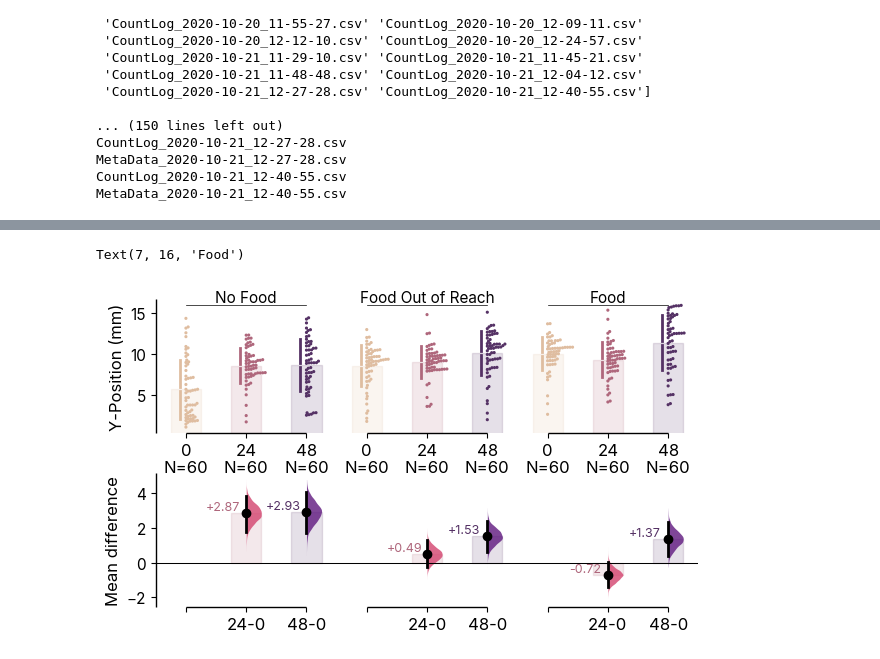
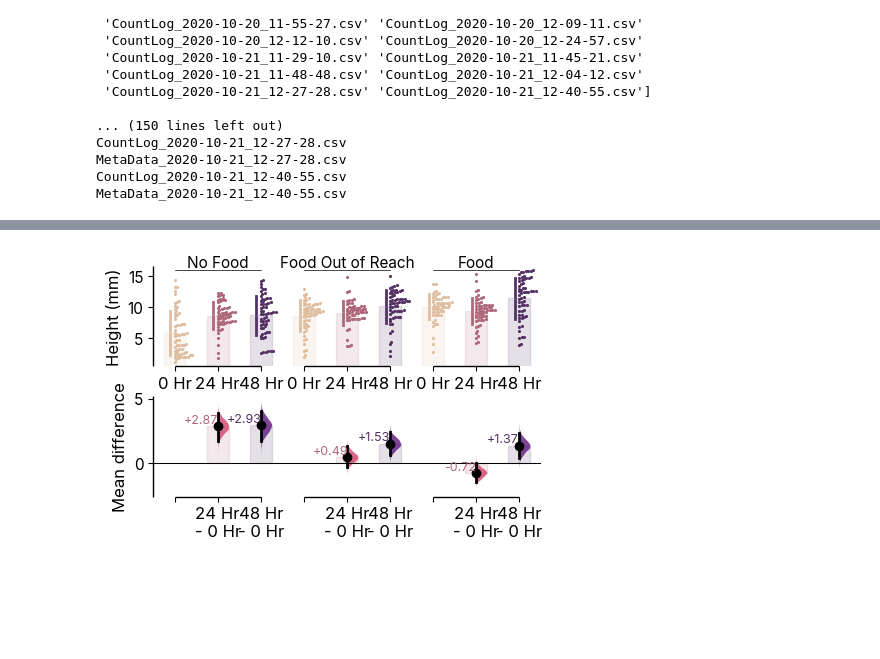
Before and after one commit to sangyu/Holophenotype5HT, a Jupyter notebook: nbs/01_Figures/01s_Setup Supplement.ipynb, the cells around one changed output, grey strips where cells are left out. Saved outputs shown, nothing was run; the diff lists cells and outputs as text; code cells hidden in the pictures; blank space fills up the shorter version.

```diff
--- a/nbs/01_Figures/01s_Setup Supplement.ipynb
+++ b/nbs/01_Figures/01s_Setup Supplement.ipynb
@@ -394,14 +420,14 @@ fspeed = dabest.load(WTLoco10Min.resultsDf, x = 'CombinedGroupBy', y = 'inLeftPo
             idx = ( (xlabelsResults[6], xlabelsResults[7],xlabelsResults[8]), (xlabelsResults[0], xlabelsResults[1],xlabelsResults[2]),(xlabelsResults[3], xlabelsResults[4],xlabelsResults[5]))).mean_diff.plot(custom_palette =CombinedGroupByPalette,
                                                                                            delta_text_kwargs =dt_kwargs, contrast_bars_kwargs= cb_kwargs,
                                                                                            swarm_bars_kwargs= sb_kwargs, raw_marker_size=rm_size,
-                                                                                           es_marker_size= es_size, fig_size = (7, 4))
-fspeed.axes[0].set_xticklabels(['0\nN=60', '24\nN=60', '48\nN=60',
-                          '0\nN=60', '24\nN=60', '48\nN=60',
-                          '0\nN=60', '24\nN=60', '48\nN=60',
+                                                                                           es_marker_size= es_size, fig_size = (5, 3))
+fspeed.axes[0].set_xticklabels(['0 Hr', '24 Hr', '48 Hr',
+                          '0 Hr', '24 Hr', '48 Hr',
+                          '0 Hr', '24 Hr', '48 Hr',
                           ])
-fspeed.axes[1].set_xticklabels(['', '24-0', '48-0',
-                          '', '24-0', '48-0',
-                          '', '24-0', '48-0',
+fspeed.axes[1].set_xticklabels(['', '24 Hr\n- 0 Hr', '48 Hr\n- 0 Hr',
+                          '', '24 Hr\n- 0 Hr', '48 Hr\n- 0 Hr',
+                          '', '24 Hr\n- 0 Hr', '48 Hr\n- 0 Hr',
                           ])
 fspeed.axes[0].set_ylabel('Food Port Occupancy')
 
@@ -411,4 +437,6 @@ fspeed.axes[0].plot([6, 8],[101, 101], 'k', linewidth = .5)
 fspeed.axes[0].text(1,102, 'No Food', ha = 'center', va = 'bottom')
 fspeed.axes[0].text(4,102, 'Food Out of Reach', ha = 'center', va = 'bottom')
 fspeed.axes[0].text(7,102, 'Food', ha = 'center', va = 'bottom')
+fspeed.savefig(figurepath + 'foodport_foodnofood.png', dpi = 300)
+fspeed.savefig(figurepath + 'foodport_foodnofood.svg')
 # %% [output]
@@ -441,30 +473,31 @@ fspeed.axes[0].text(7,102, 'Food', ha = 'center', va = 'bottom')
 # %%
 %run 001_ContrastPlotkwargs.ipynb
 setFont('inter', 11)
 fspeed = dabest.load(WTLoco10Min.resultsDf, x = 'CombinedGroupBy', y = 'yPosition_mm',
             idx = ( (xlabelsResults[6], xlabelsResults[7],xlabelsResults[8]), (xlabelsResults[0], xlabelsResults[1],xlabelsResults[2]),(xlabelsResults[3], xlabelsResults[4],xlabelsResults[5]))).mean_diff.plot(custom_palette =CombinedGroupByPalette,
                                                                                            delta_text_kwargs =dt_kwargs, contrast_bars_kwargs= cb_kwargs,
                                                                                            swarm_bars_kwargs= sb_kwargs, raw_marker_size=rm_size,
-                                                                                           es_marker_size= es_size, fig_size = (7, 4))
-fspeed.axes[0].set_xticklabels(['0\nN=60', '24\nN=60', '48\nN=60',
-                          '0\nN=60', '24\nN=60', '48\nN=60',
-                          '0\nN=60', '24\nN=60', '48\nN=60',
+                                                                                           es_marker_size= es_size, fig_size = (5, 3))
+fspeed.axes[0].set_xticklabels(['0 Hr', '24 Hr', '48 Hr',
+                          '0 Hr', '24 Hr', '48 Hr',
+                          '0 Hr', '24 Hr', '48 Hr',
                           ])
-fspeed.axes[1].set_xticklabels(['', '24-0', '48-0',
-                          '', '24-0', '48-0',
-                          '', '24-0', '48-0',
+fspeed.axes[1].set_xticklabels(['', '24 Hr\n- 0 Hr', '48 Hr\n- 0 Hr',
+                          '', '24 Hr\n- 0 Hr', '48 Hr\n- 0 Hr',
+                          '', '24 Hr\n- 0 Hr', '48 Hr\n- 0 Hr',
                           ])
-fspeed.axes[0].set_ylabel('Y-Position (mm)')
+fspeed.axes[0].set_ylabel('Height (mm)')
 top = 16
 fspeed.axes[0].plot([0, 2],[top, top], 'k', linewidth = .5)
 fspeed.axes[0].plot([3, 5],[top, top], 'k', linewidth = .5)
 fspeed.axes[0].plot([6, 8],[top, top], 'k', linewidth = .5)
 fspeed.axes[0].text(1,top, 'No Food', ha = 'center', va = 'bottom')
 fspeed.axes[0].text(4,top, 'Food Out of Reach', ha = 'center', va = 'bottom')
 fspeed.axes[0].text(7,top, 'Food', ha = 'center', va = 'bottom')
+fspeed.savefig(figurepath + 'yposotion_foodnofood.png', dpi = 300)
+fspeed.savefig(figurepath + 'yposotion_foodnofood.svg')
 # %% [output]
-Text(7, 16, 'Food')
-[figure, old version]
+[figure, new version]
 # %%
 xvar = WTLoco10Min.countLogDf.filter(regex = '_X').std()
 yvar = WTLoco10Min.countLogDf.filter(regex = '_Y').std()
```
Also changed, not shown: parts of 22 cells of this notebook.
